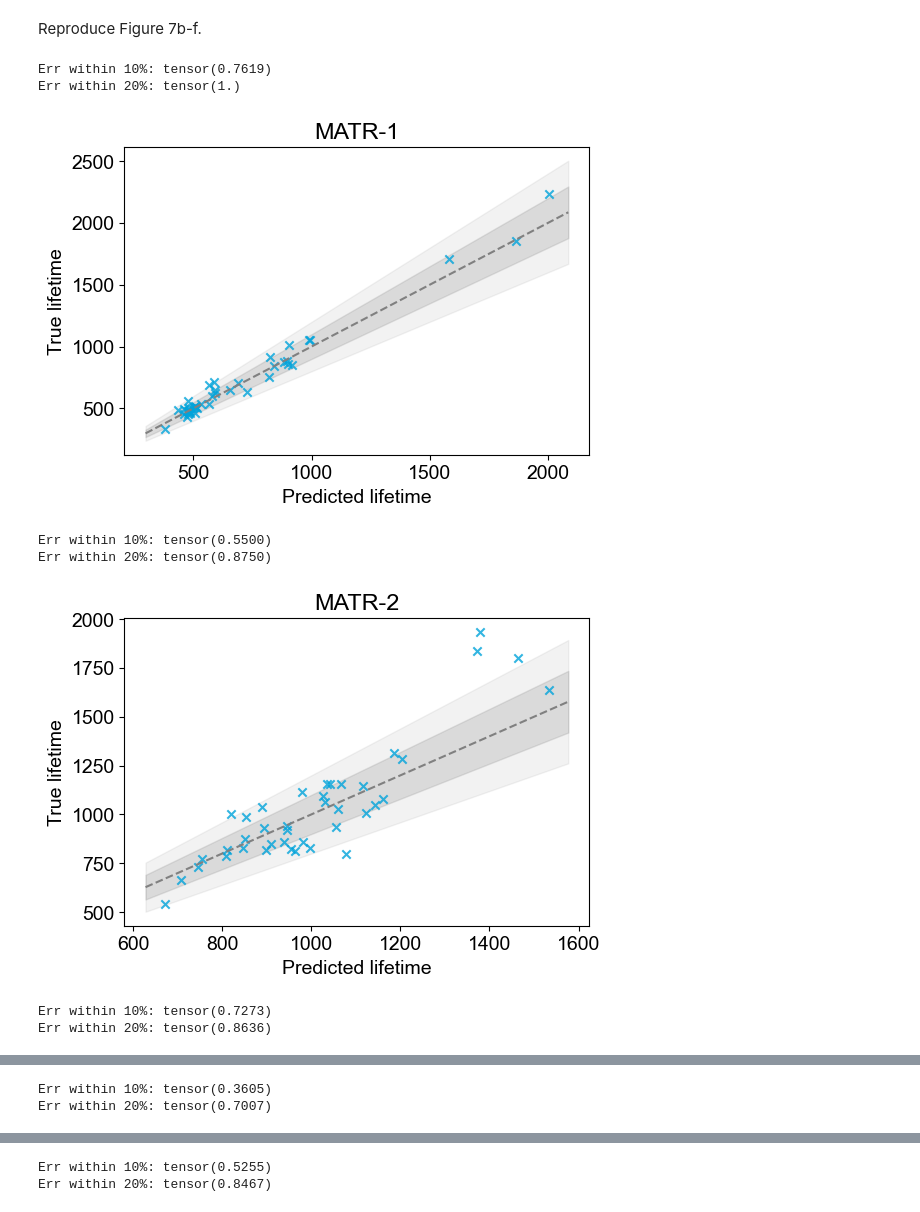
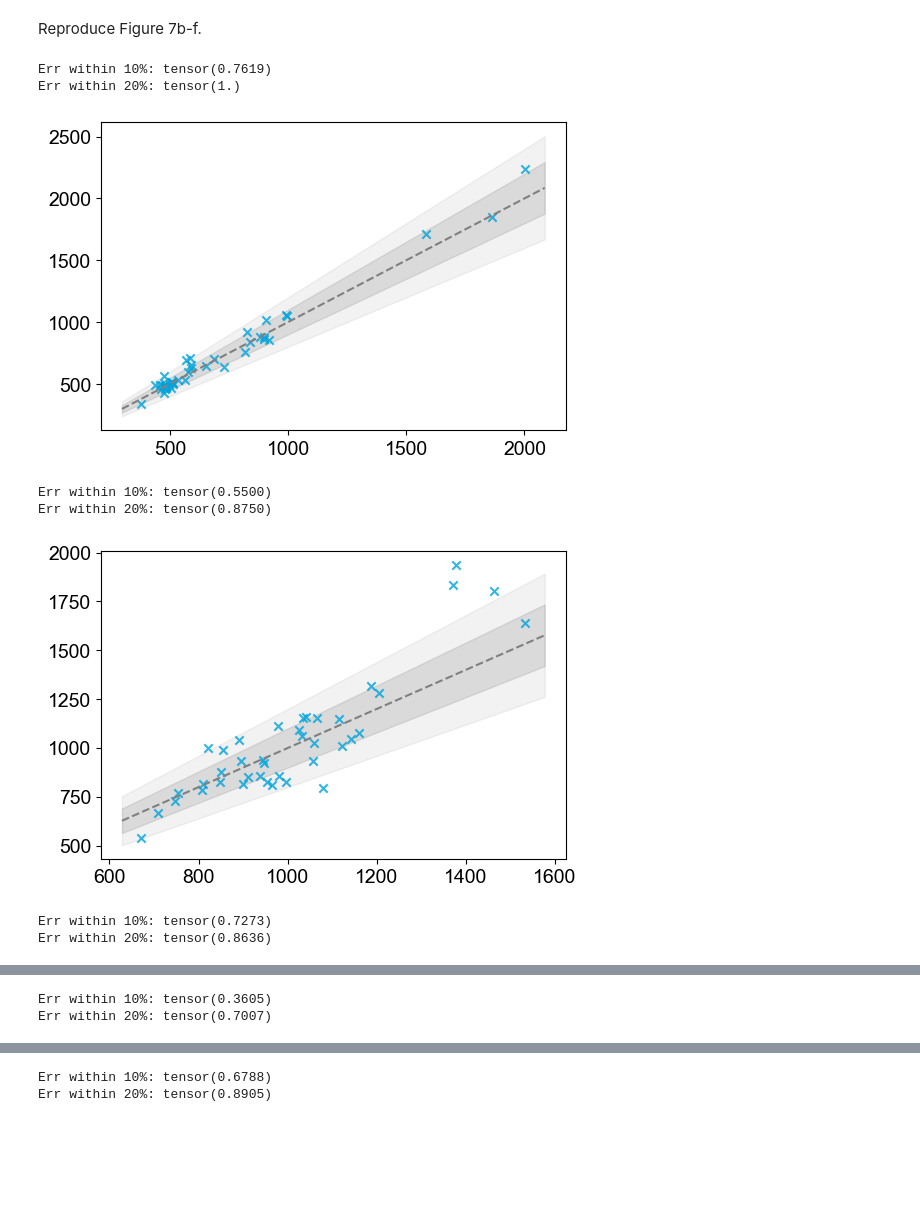
Before and after one commit to fingertap/BatLiNet, a Jupyter notebook: notebooks/figures.ipynb, the cells around one changed output, grey strips where cells are left out. Cells and saved outputs as stored; diff of their text form; code cells hidden in the pictures; blank space fills up the shorter version.

Commit message:
Reproduce figures and tables

```diff
--- a/notebooks/figures.ipynb
+++ b/notebooks/figures.ipynb
@@ -837,7 +837,7 @@ boxes = [
     None,
     None,
     None,
-    [[300, 700], [300, 700]],
+    [[400, 1000], [300, 1100]],
     [[400, 1000], [300, 1100]],
 ]
 for dataset, dataset_name, box_to_show in zip(datasets, dataset_names, boxes):
@@ -848,7 +848,7 @@ for dataset, dataset_name, box_to_show in zip(datasets, dataset_names, boxes):
         fig, ax = plt.subplots(1, 1, figsize=(6, 4))
         if box_to_show is not None:
             ax2 = fig.add_axes([0.15, 0.5, 0.32, 0.28])
-        data = next(method_path.glob('pred*.pkl'))
+        data = next(method_path.glob('*seed_0_*.pkl'))
         with open(data, 'rb') as f:
             data = pickle.load(f)
             pred = data['data'].label_transformation.inverse_transform(
@@ -878,43 +878,36 @@ for dataset, dataset_name, box_to_show in zip(datasets, dataset_names, boxes):
             ax2.fill_between(x, y1, y2, color='grey', alpha=0.2, zorder=-1)
         range_ = 20 / 100
         y1 = (1 - range_) * x
         y2 = (1 + range_) * x
         ax.fill_between(x, y1, y2, color='grey', alpha=0.1, zorder=-1)
         print(
             'Err within 20%:',
             ((pred > label * 0.8) & (pred < label * 1.2)).sum() / len(pred))
         if box_to_show is not None:
             ax2.fill_between(x, y1, y2, color='grey', alpha=0.1, zorder=-1)
 
         if box_to_show is not None:
             ax.vlines(box_to_show[0], *box_to_show[1],
                       linewidth=1, linestyle='--', color='black')
             ax.hlines(box_to_show[1], *box_to_show[0],
                       linewidth=1, linestyle='--', color='black')
             ax.set_xlim(xlim)
 
             ax2.set_xlim(box_to_show[0])
             ax2.set_ylim(box_to_show[1])
             ax2.set_xticklabels([])
             ax2.set_yticklabels([])
 
-        if dataset_name != 'mix_100':
-            ax.set_xlabel('Predicted lifetime')
-            ax.set_ylabel('True lifetime')
-            if dataset_name == 'clo':
-                dataset_name = 'matr_full'
-            ax.set_title(dataset_name.upper().replace('_', '-'))
-
         fig.savefig(HOME / f'data/instance_level_err_{dataset_name}.svg',
                     bbox_inches='tight', pad_inches=0.1, transparent=True)
         break
     plt.show()
 # %% [output]
 Err within 10%: tensor(0.7619)
 Err within 20%: tensor(1.)
-[figure, old version]
+[figure, new version]
 Err within 10%: tensor(0.5500)
 Err within 20%: tensor(0.8750)
-[figure, old version]
+[figure, new version]
 Err within 10%: tensor(0.7273)
 Err within 20%: tensor(0.8636)
@@ -925,2 +918,2 @@ Err within 20%: tensor(0.7007)
-Err within 10%: tensor(0.5255)
-Err within 20%: tensor(0.8467)
+Err within 10%: tensor(0.6788)
+Err within 20%: tensor(0.8905)
```
Also changed, not shown: parts of 6 cells of this notebook, 2 other files.
